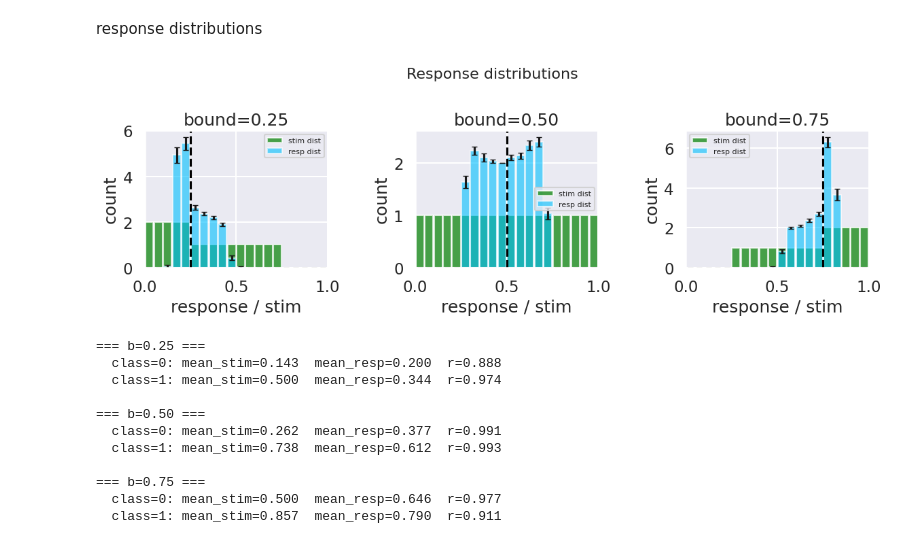
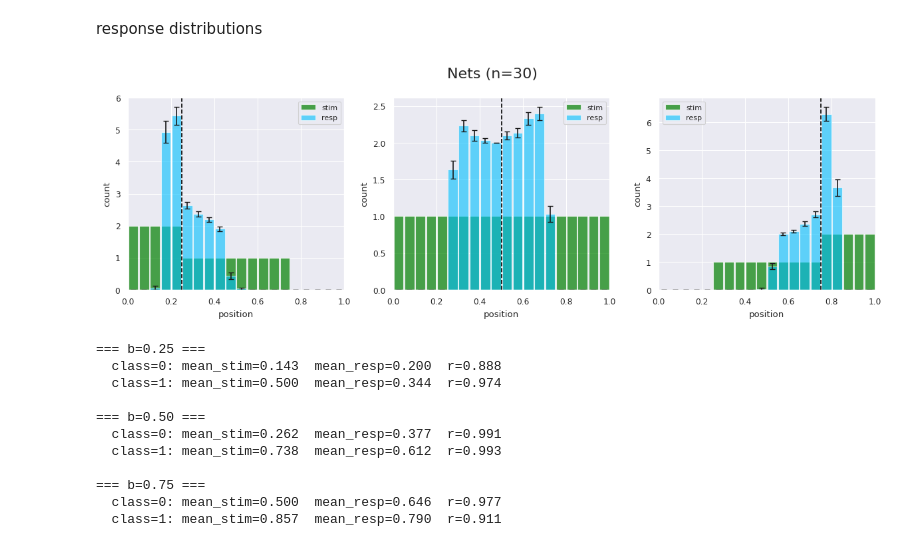
Before and after one commit to siyer7/asymmetry_design, a Jupyter notebook: code/python/simulation.ipynb, the cells around one changed output. Saved outputs shown, nothing was run; the diff lists cells and outputs as text; code cells hidden in the pictures.

```diff
--- a/code/python/simulation.ipynb
+++ b/code/python/simulation.ipynb
@@ -9,7 +9,7 @@ from torch.utils.data import DataLoader, TensorDataset
 from sklearn.decomposition import PCA
 from matplotlib.colors import LinearSegmentedColormap, Normalize
 
-sns.set(context='talk')
+sns.set(context='paper')
 # %% [markdown]
 ### helpers
 # %%
@@ -503,40 +511,39 @@ n_bins = 20
 
 # ── Plot 1: Response histogram (1×3, per boundary) ───────────────────────────
 fig, axs = plt.subplots(1, 3, figsize=(12, 4))
 axs, ax = axs.flatten(), 0
+cond_titles = ['curv_comp', 'baseline', 'flat_comp']
 
 for bound in boundaries:
     cond_df = beh_df[beh_df['boundary'] == bound]
 
     resp_cts = []
     for _, net_df in cond_df.groupby('net_idx'):
         counts, _ = np.histogram(net_df['resp'], bins=n_bins, range=(0, 1))
         resp_cts.append(counts)
     resp_cts = np.array(resp_cts)
 
     mean_cts = resp_cts.mean(axis=0)
     sem_cts  = resp_cts.std(axis=0) / np.sqrt(resp_cts.shape[0])
     bin_centers = np.linspace(0, 1, n_bins, endpoint=False) + 0.5 / n_bins
 
     # true stimulus distribution for this boundary
     stim_vals = trials_df[trials_df['boundary'] == bound]['stim'].values
     stim_cts, _ = np.histogram(stim_vals, bins=n_bins, range=(0, 1))
 
     # overlay: stim dist in muted color behind, response dist in front
-    axs[ax].bar(bin_centers, stim_cts, width=1/n_bins * 0.9,
-                color='green', edgecolor='white', alpha=0.7, label='stim dist')
-    axs[ax].bar(bin_centers, mean_cts, width=1/n_bins * 0.9,
-                color='deepskyblue', alpha=0.6, yerr=sem_cts, capsize=3, label='resp dist')
+    axs[ax].bar(bin_centers, stim_cts, width=1/n_bins * 0.9, color='green', edgecolor='white', alpha=0.7, label='stim')
+    axs[ax].bar(bin_centers, mean_cts, width=1/n_bins * 0.9, color='deepskyblue', alpha=0.6, yerr=sem_cts, capsize=3, label='resp')
     axs[ax].axvline(bound, color='black', linestyle='--')
-    axs[ax].set(xlabel='response / stim', ylabel='count', title=f'bound={bound:.2f}', xlim=(0, 1))
+    axs[ax].set(xlabel='position', ylabel='count', xlim=(0, 1))
     axs[ax].legend(fontsize=8)
     ax += 1
 
-plt.suptitle('Response distributions', fontsize=16)
+plt.suptitle('Nets (n=30)', fontsize=16)
 plt.tight_layout()
 plt.show()
 # %% [output]
-[figure, old version]
+[figure, new version]
 # %%
 for b in boundaries:
     print(f'\n=== b={b:.2f} ===')
```
Also changed, not shown: parts of 5 cells of this notebook, 5 other files.
